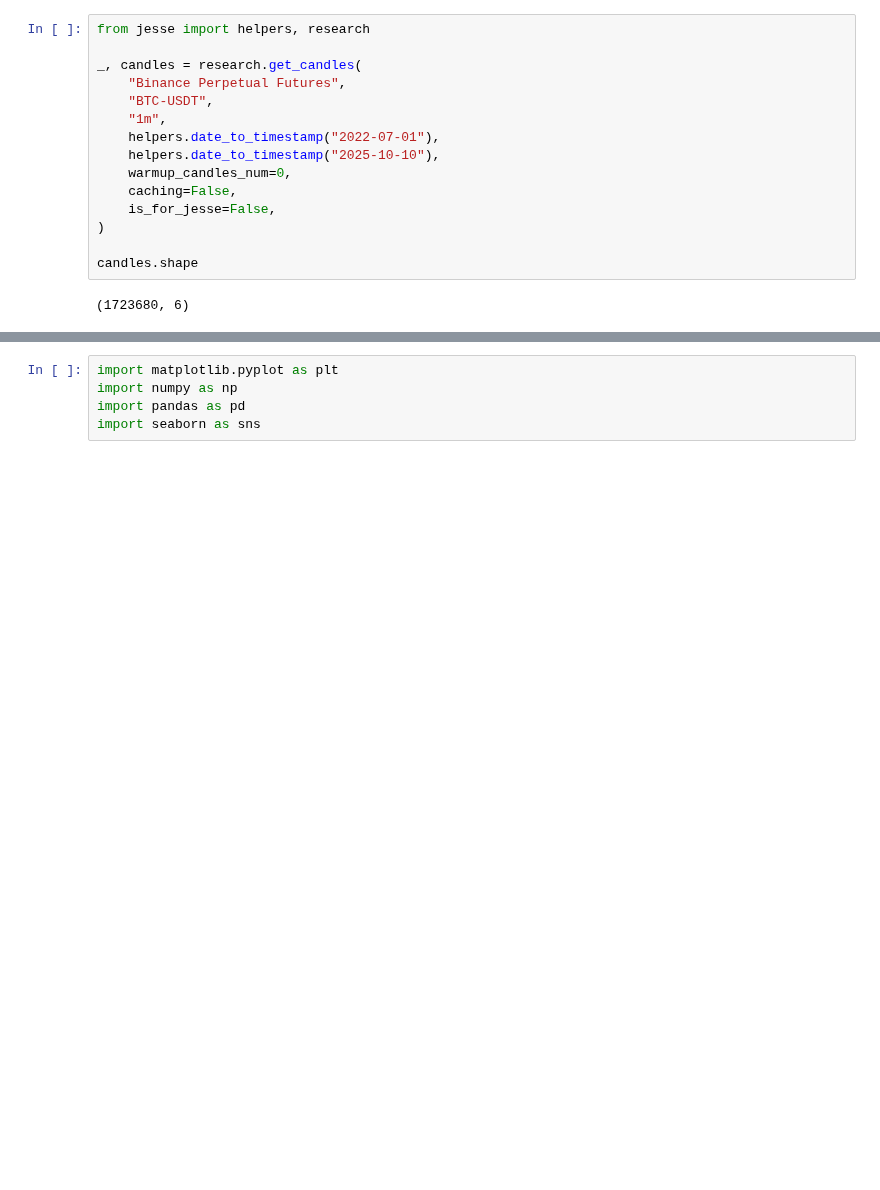
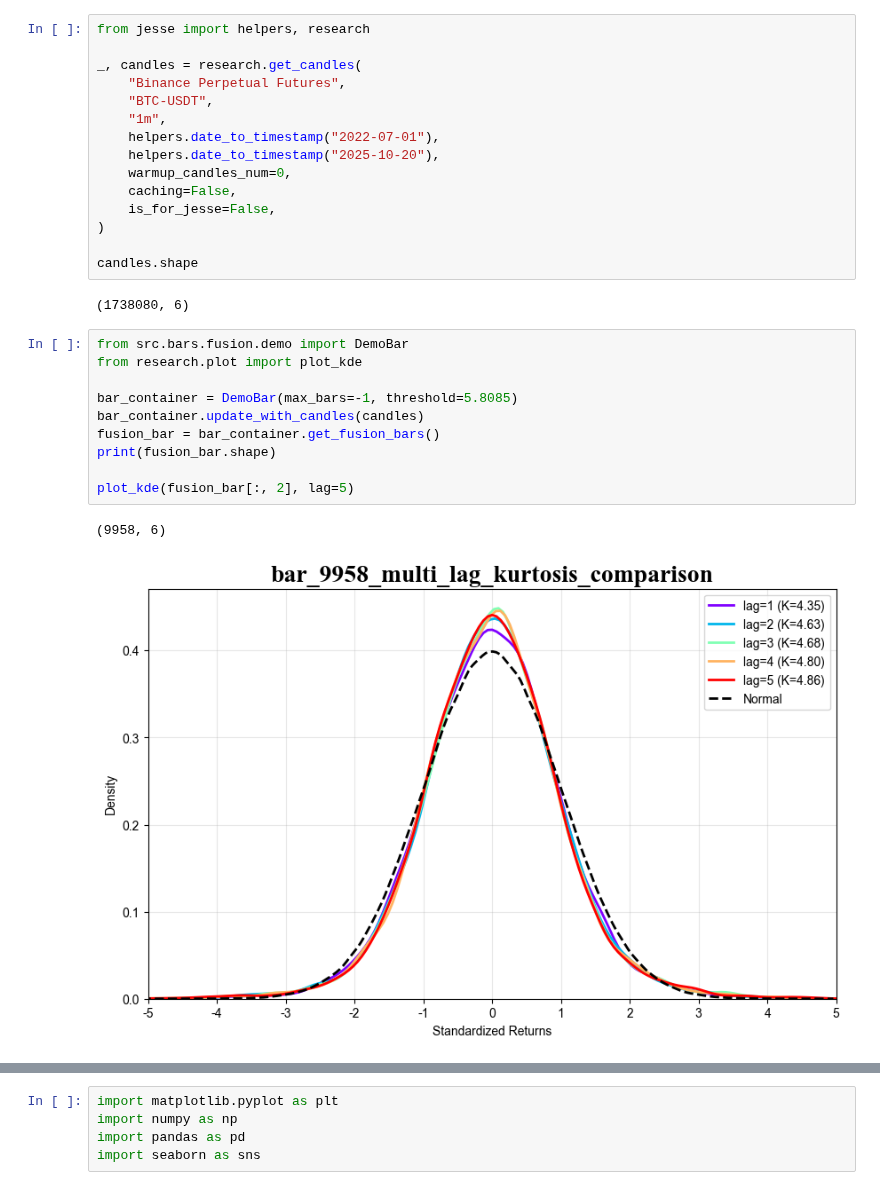
Before and after one commit to ArtiPyHeart/jesse-trade, a Jupyter notebook: Resample_Line_X.ipynb, the cells around one changed output, grey strips where cells are left out. Cells and saved outputs as stored; diff of their text form; blank space fills up the shorter version.

```diff
--- a/Resample_Line_X.ipynb
+++ b/Resample_Line_X.ipynb
@@ -6,7 +6,7 @@ _, candles = research.get_candles(
     "BTC-USDT",
     "1m",
     helpers.date_to_timestamp("2022-07-01"),
-    helpers.date_to_timestamp("2025-10-10"),
+    helpers.date_to_timestamp("2025-10-20"),
     warmup_candles_num=0,
     caching=False,
     is_for_jesse=False,
@@ -14,5 +14,18 @@ _, candles = research.get_candles(
 
 candles.shape
 # %% [output]
-(1723680, 6)
+(1738080, 6)
+# %%
+from src.bars.fusion.demo import DemoBar
+from research.plot import plot_kde
+
+bar_container = DemoBar(max_bars=-1, threshold=5.8085)
+bar_container.update_with_candles(candles)
+fusion_bar = bar_container.get_fusion_bars()
+print(fusion_bar.shape)
+
+plot_kde(fusion_bar[:, 2], lag=5)
+# %% [output]
+(9958, 6)
+[figure, added]
 # %%
```
Also changed, not shown: parts of 2 cells of this notebook, 2 other files.
